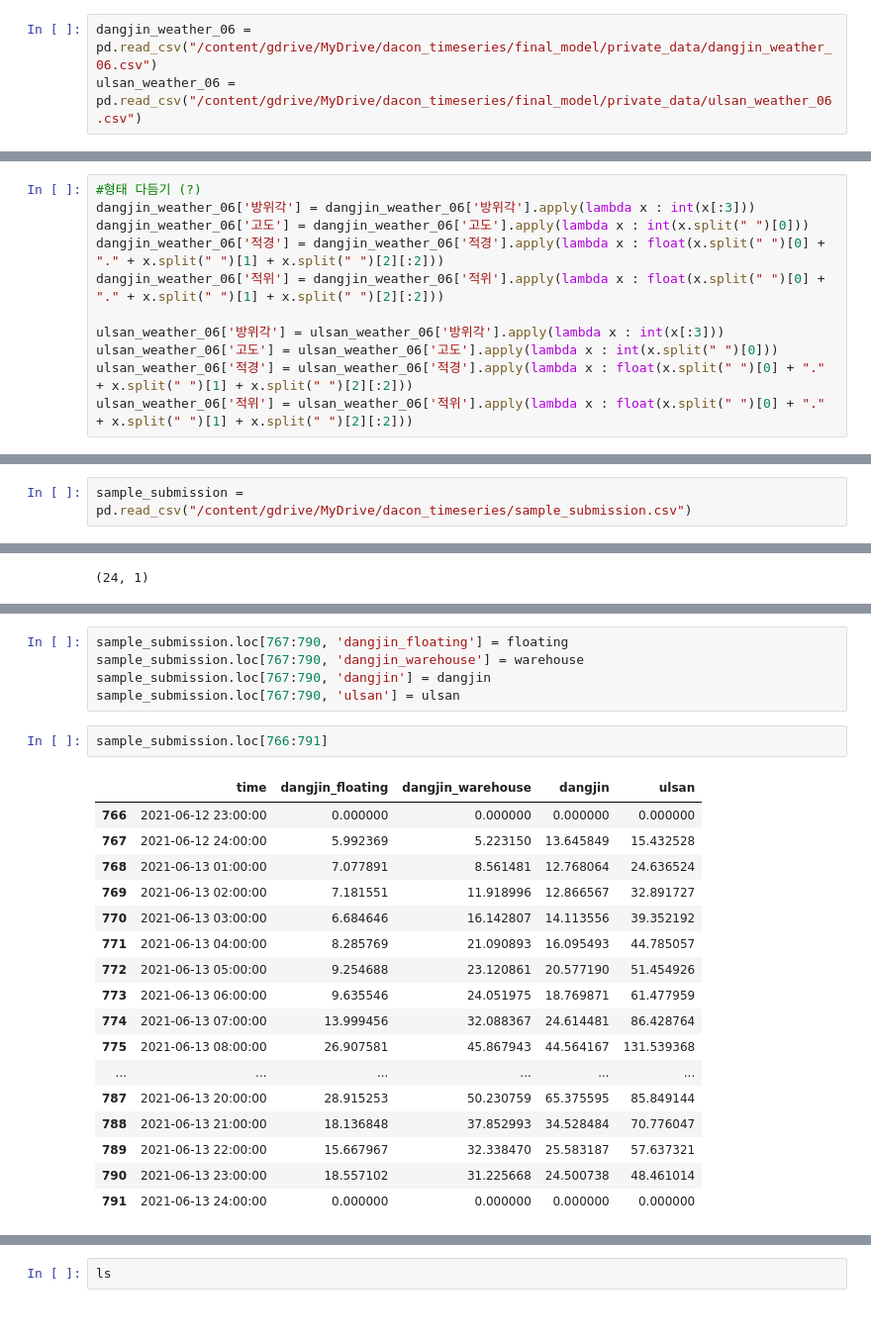
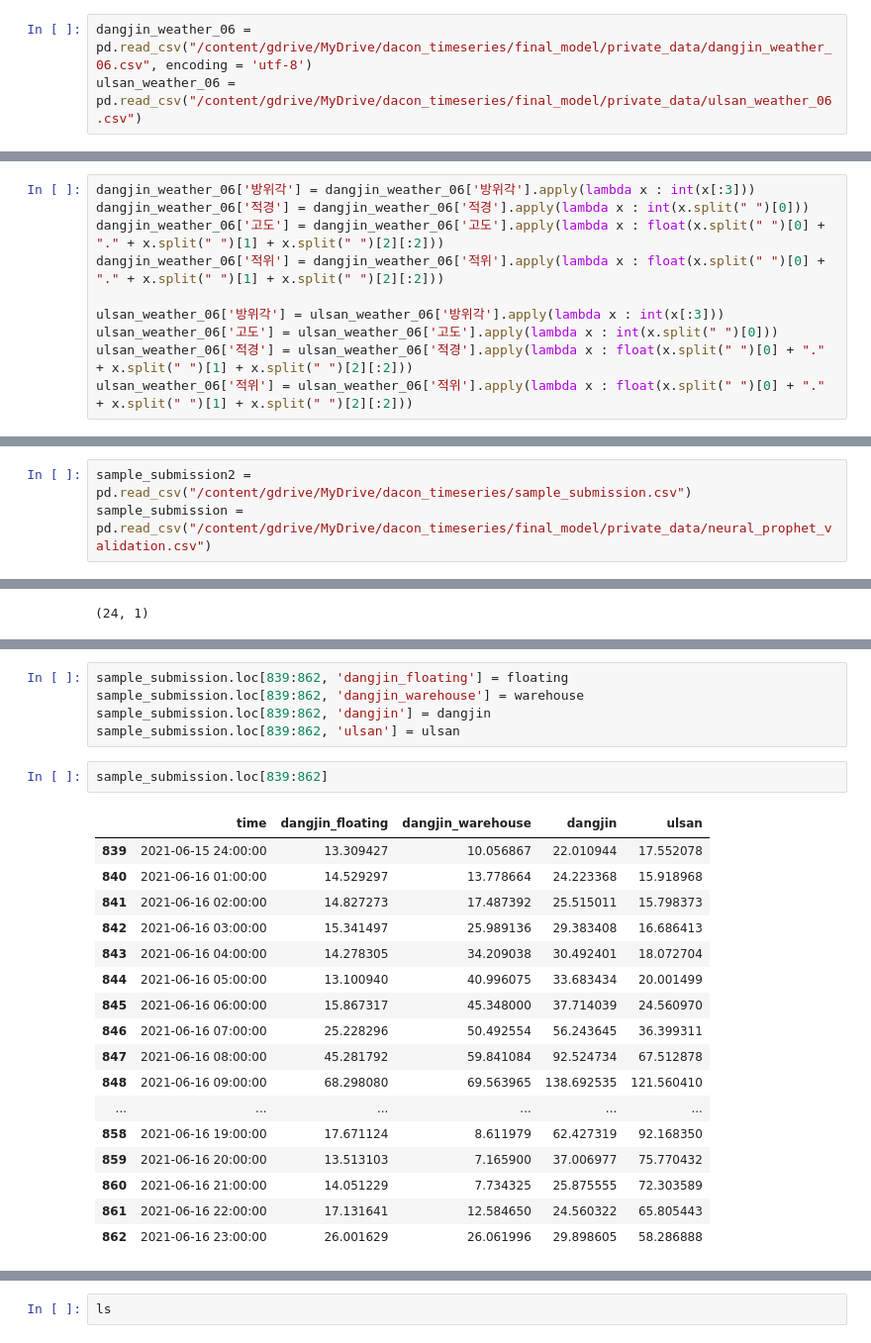
Before and after one commit to Annie-Yeeun-Jang/dacon_timeseries, a Jupyter notebook: final_model/시계열_1팀_0612_private_inference.ipynb, the cells around one changed output, grey strips where cells are left out. Shown: that part at 99% size. Saved outputs shown, nothing was run; the diff lists cells and outputs as text.

```diff
--- a/final_model/시계열_1팀_0612_private_inference.ipynb
+++ b/final_model/시계열_1팀_0612_private_inference.ipynb
@@ -39,6 +39,6 @@ ulsan_fcst = pd.read_csv("/content/gdrive/MyDrive/dacon_timeseries/final_model/n
 energy = pd.read_csv("/content/gdrive/MyDrive/dacon_timeseries/final_model/new_energy.csv")
 '''
 # %%
-dangjin_weather_06 = pd.read_csv("/content/gdrive/MyDrive/dacon_timeseries/final_model/private_data/dangjin_weather_06.csv")
+dangjin_weather_06 = pd.read_csv("/content/gdrive/MyDrive/dacon_timeseries/final_model/private_data/dangjin_weather_06.csv", encoding = 'utf-8')
 ulsan_weather_06 = pd.read_csv("/content/gdrive/MyDrive/dacon_timeseries/final_model/private_data/ulsan_weather_06.csv")
 # %%
@@ -140,10 +139,9 @@ gamma = (b *ulsan_weather_06['Temperature'] /(c + ulsan_weather_06['Temperature'
 dewpoint = (c * gamma) / (b - gamma)
 ulsan_weather_06['DewPoint'] = dewpoint
 # %%
-#형태 다듬기 (?)
 dangjin_weather_06['방위각'] = dangjin_weather_06['방위각'].apply(lambda x : int(x[:3]))
-dangjin_weather_06['고도'] = dangjin_weather_06['고도'].apply(lambda x : int(x.split(" ")[0]))
-dangjin_weather_06['적경'] = dangjin_weather_06['적경'].apply(lambda x : float(x.split(" ")[0] + "." + x.split(" ")[1] + x.split(" ")[2][:2]))
+dangjin_weather_06['적경'] = dangjin_weather_06['적경'].apply(lambda x : int(x.split(" ")[0]))
+dangjin_weather_06['고도'] = dangjin_weather_06['고도'].apply(lambda x : float(x.split(" ")[0] + "." + x.split(" ")[1] + x.split(" ")[2][:2]))
 dangjin_weather_06['적위'] = dangjin_weather_06['적위'].apply(lambda x : float(x.split(" ")[0] + "." + x.split(" ")[1] + x.split(" ")[2][:2]))
 
 ulsan_weather_06['방위각'] = ulsan_weather_06['방위각'].apply(lambda x : int(x[:3]))
@@ -368,4 +352,5 @@ warehouse = (warehouse0 + warehouse1 + warehouse2 + warehouse3 + warehouse4 ) /
 dangjin = (dangjin0 + dangjin1 + dangjin2 + dangjin3 + dangjin4) / 5
 ulsan = (ulsan0 + ulsan1 + ulsan2 + ulsan3 + ulsan4) / 5
 # %%
-sample_submission = pd.read_csv("/content/gdrive/MyDrive/dacon_timeseries/sample_submission.csv")
+sample_submission2 = pd.read_csv("/content/gdrive/MyDrive/dacon_timeseries/sample_submission.csv")
+sample_submission = pd.read_csv("/content/gdrive/MyDrive/dacon_timeseries/final_model/private_data/neural_prophet_validation.csv")
@@ -399,28 +420,28 @@ sample_submission.loc[767:790].shape
 # %% [output]
 (24, 5)
 # %%
-sample_submission.loc[767:790, 'dangjin_floating'] = floating
-sample_submission.loc[767:790, 'dangjin_warehouse'] = warehouse
-sample_submission.loc[767:790, 'dangjin'] = dangjin
-sample_submission.loc[767:790, 'ulsan'] = ulsan
+sample_submission.loc[839:862, 'dangjin_floating'] = floating
+sample_submission.loc[839:862, 'dangjin_warehouse'] = warehouse
+sample_submission.loc[839:862, 'dangjin'] = dangjin
+sample_submission.loc[839:862, 'ulsan'] = ulsan
 # %%
-sample_submission.loc[766:791]
+sample_submission.loc[839:862]
 # %% [output]
 |  | time | dangjin_floating | dangjin_warehouse | dangjin | ulsan |
-| 766 | 2021-06-12 23:00:00 | 0.000000 | 0.000000 | 0.000000 | 0.000000 |
-| 767 | 2021-06-12 24:00:00 | 5.992369 | 5.223150 | 13.645849 | 15.432528 |
-| 768 | 2021-06-13 01:00:00 | 7.077891 | 8.561481 | 12.768064 | 24.636524 |
-| 769 | 2021-06-13 02:00:00 | 7.181551 | 11.918996 | 12.866567 | 32.891727 |
-| 770 | 2021-06-13 03:00:00 | 6.684646 | 16.142807 | 14.113556 | 39.352192 |
-| 771 | 2021-06-13 04:00:00 | 8.285769 | 21.090893 | 16.095493 | 44.785057 |
-| 772 | 2021-06-13 05:00:00 | 9.254688 | 23.120861 | 20.577190 | 51.454926 |
-| 773 | 2021-06-13 06:00:00 | 9.635546 | 24.051975 | 18.769871 | 61.477959 |
-| 774 | 2021-06-13 07:00:00 | 13.999456 | 32.088367 | 24.614481 | 86.428764 |
-| 775 | 2021-06-13 08:00:00 | 26.907581 | 45.867943 | 44.564167 | 131.539368 |
+| 839 | 2021-06-15 24:00:00 | 13.309427 | 10.056867 | 22.010944 | 17.552078 |
+| 840 | 2021-06-16 01:00:00 | 14.529297 | 13.778664 | 24.223368 | 15.918968 |
+| 841 | 2021-06-16 02:00:00 | 14.827273 | 17.487392 | 25.515011 | 15.798373 |
+| 842 | 2021-06-16 03:00:00 | 15.341497 | 25.989136 | 29.383408 | 16.686413 |
+| 843 | 2021-06-16 04:00:00 | 14.278305 | 34.209038 | 30.492401 | 18.072704 |
+| 844 | 2021-06-16 05:00:00 | 13.100940 | 40.996075 | 33.683434 | 20.001499 |
+| 845 | 2021-06-16 06:00:00 | 15.867317 | 45.348000 | 37.714039 | 24.560970 |
+| 846 | 2021-06-16 07:00:00 | 25.228296 | 50.492554 | 56.243645 | 36.399311 |
+| 847 | 2021-06-16 08:00:00 | 45.281792 | 59.841084 | 92.524734 | 67.512878 |
+| 848 | 2021-06-16 09:00:00 | 68.298080 | 69.563965 | 138.692535 | 121.560410 |
 | ... | ... | ... | ... | ... | ... |
-| 787 | 2021-06-13 20:00:00 | 28.915253 | 50.230759 | 65.375595 | 85.849144 |
-| 788 | 2021-06-13 21:00:00 | 18.136848 | 37.852993 | 34.528484 | 70.776047 |
-| 789 | 2021-06-13 22:00:00 | 15.667967 | 32.338470 | 25.583187 | 57.637321 |
-| 790 | 2021-06-13 23:00:00 | 18.557102 | 31.225668 | 24.500738 | 48.461014 |
-| 791 | 2021-06-13 24:00:00 | 0.000000 | 0.000000 | 0.000000 | 0.000000 |
+| 858 | 2021-06-16 19:00:00 | 17.671124 | 8.611979 | 62.427319 | 92.168350 |
+| 859 | 2021-06-16 20:00:00 | 13.513103 | 7.165900 | 37.006977 | 75.770432 |
+| 860 | 2021-06-16 21:00:00 | 14.051229 | 7.734325 | 25.875555 | 72.303589 |
+| 861 | 2021-06-16 22:00:00 | 17.131641 | 12.584650 | 24.560322 | 65.805443 |
+| 862 | 2021-06-16 23:00:00 | 26.001629 | 26.061996 | 29.898605 | 58.286888 |
 # %%
```
Also changed, not shown: parts of 20 cells of this notebook.
